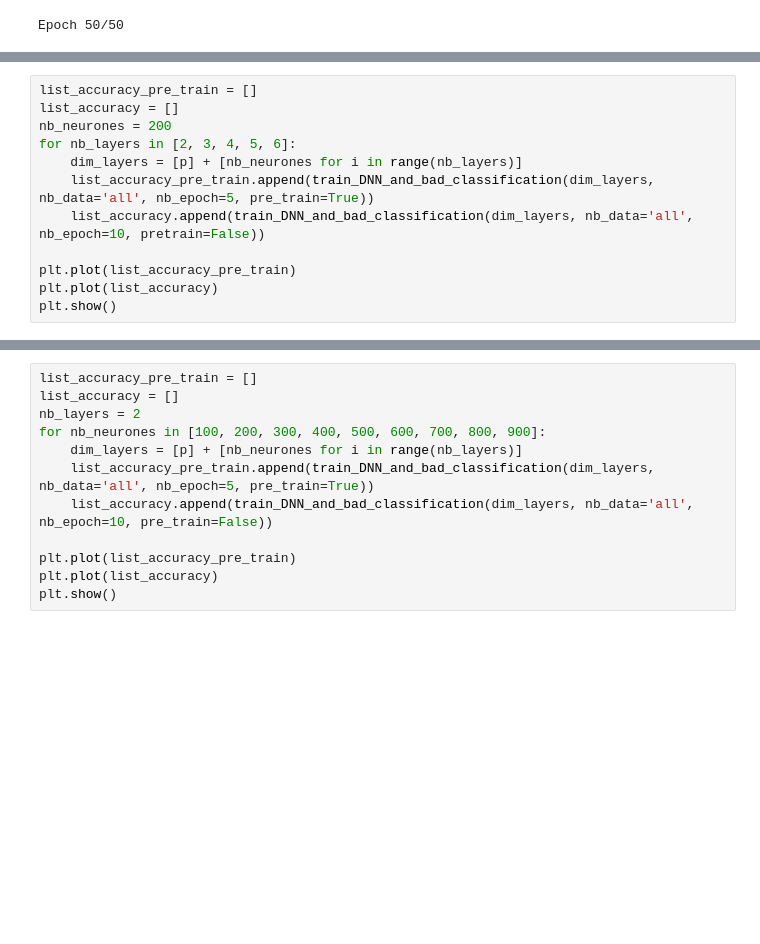
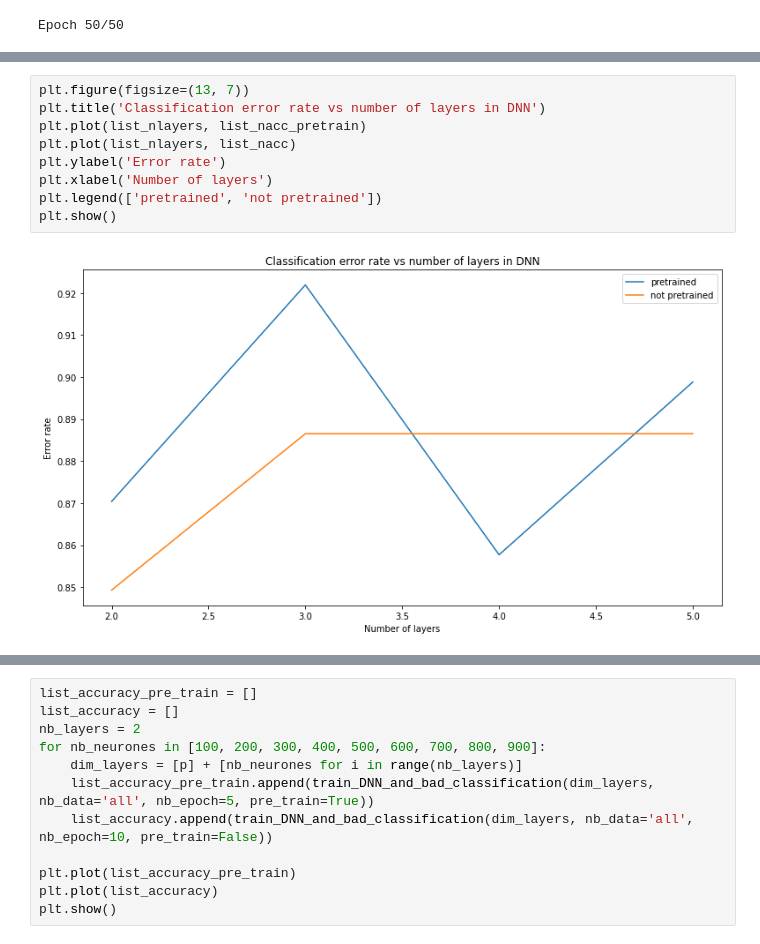
Before and after one commit to wdavys/DNN-dl2, a Jupyter notebook: TP_DNN.ipynb, the cells around one changed output, grey strips where cells are left out. Drawn from its saved outputs; the diff is of its cells as text; blank space fills up the shorter version.

```diff
--- a/TP_DNN.ipynb
+++ b/TP_DNN.ipynb
@@ -757,12 +764,0 @@ def train_DNN_and_bad_classification(dim_layers, nb_data='all', nb_epoch=100, pr
-# %%
-list_accuracy_pre_train = []
-list_accuracy = []
-nb_neurones = 200
-for nb_layers in [2, 3, 4, 5, 6]:
-    dim_layers = [p] + [nb_neurones for i in range(nb_layers)]
-    list_accuracy_pre_train.append(train_DNN_and_bad_classification(dim_layers, nb_data='all', nb_epoch=5, pre_train=True))
-    list_accuracy.append(train_DNN_and_bad_classification(dim_layers, nb_data='all', nb_epoch=10, pretrain=False))
-
-plt.plot(list_accuracy_pre_train)
-plt.plot(list_accuracy)
-plt.show()
@@ -770,0 +784,11 @@ plt.show()
+# %%
+plt.figure(figsize=(13, 7))
+plt.title('Classification error rate vs number of layers in DNN')
+plt.plot(list_nlayers, list_nacc_pretrain)
+plt.plot(list_nlayers, list_nacc)
+plt.ylabel('Error rate')
+plt.xlabel('Number of layers')
+plt.legend(['pretrained', 'not pretrained'])
+plt.show()
+# %% [output]
+[figure, added]
```
Also changed, not shown: parts of 28 cells of this notebook.
